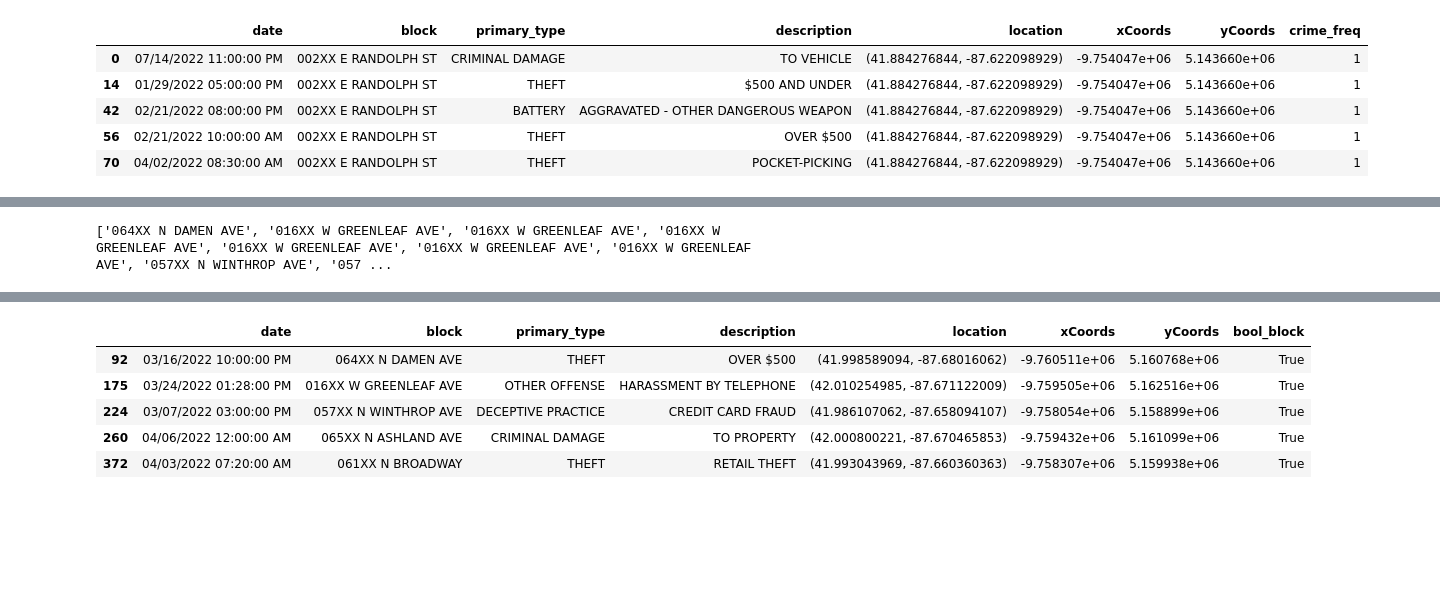
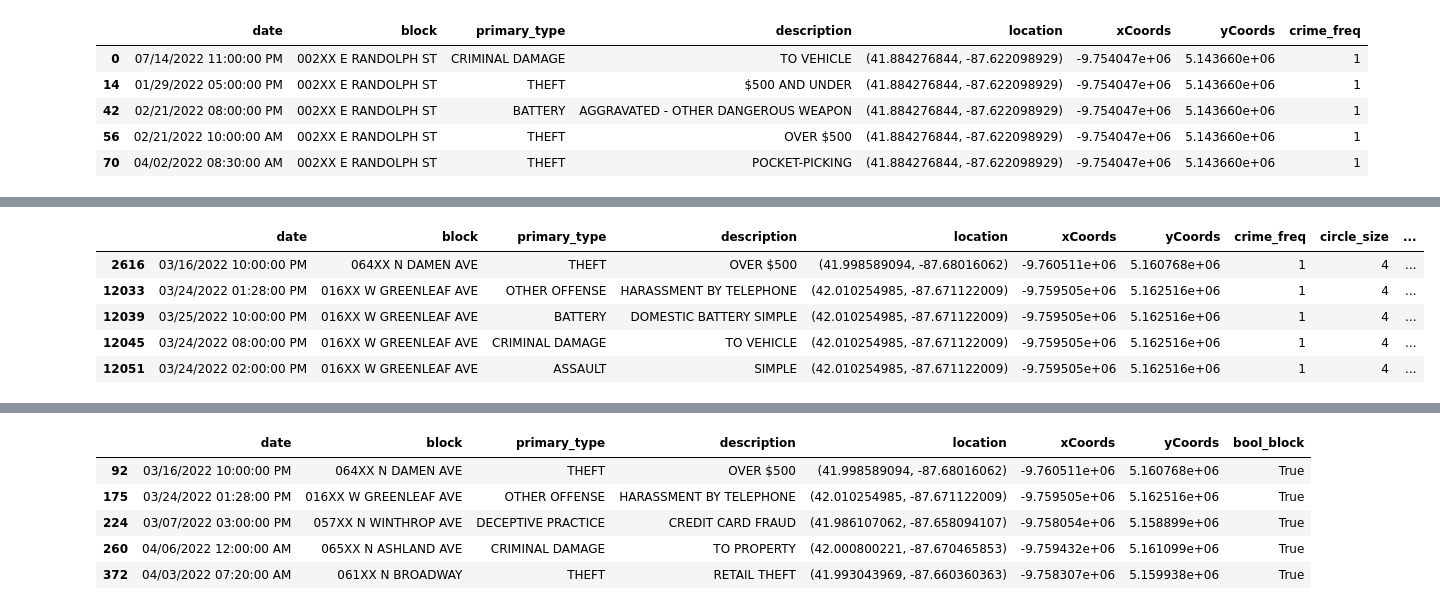
Before and after one commit to agarcia50S/CrimeAnalyses, a Jupyter notebook: ChicagoCrime/CrimeNearLUC.ipynb, the cells around one changed output, grey strips where cells are left out. Drawn from its saved outputs; the diff is of its cells as text; code cells hidden in the pictures; blank space fills up the shorter version.

```diff
--- a/ChicagoCrime/CrimeNearLUC.ipynb
+++ b/ChicagoCrime/CrimeNearLUC.ipynb
@@ -135,38 +130,43 @@ forBokehDF.head()
 # %%
 # north/south bound streets with home number between 56XX to 72XX
 northStreets = ['N KENMORE AVE', 'N WINTHROP AVE', 'N ARTHUR AVE', 'N SHERIDAN RD',
                 'N LAKEWOOD AVE', 'N MAGNOLIA AVE', 'N GLENWOOD AVE', 'N NEWGARD AVE'
                 'N GREENVIEW AVE', 'N BOSWORTH AVE', 'N ASHLAND AVE', 'N CLARK ST',
                 'N RAVENSWOOD AVE', 'N RIDGE AVE', 'N RIDGE BLVD', 'N WOLCOTT AVE',
                 'N WAYNE AVE', 'N BROADWAY', 'N PAULINA ST', 'N HERMITAGE AVE', 'N DAMEN']
 
 # west/east bound streets with home number less than or equal to 19XX
 westStreets = ['W LOYOLA AVE', 'W SHERIDAN RD', 'W ROSEMONT AVE', 'W GRANVILLE AVE',
                'W ALBION AVE', 'W NORTH SHORE AVE', 'NEIL HARTIGAN AVE', 'W COLUMBIA AVE',
                'W PRATT BLVD', 'W FARWELL AVE', 'W MORSE AVE', 'W LUNT AVE',
                'W GREENLEAF AVE', 'W ESTES AVE', 'W TOUHY AVE', 'W CHASE AVE',
                'W GLENLAKE AVE', 'W THORNDALE AVE', 'W ARDMORE AVE', 'W HOLLYWOOD AVE',
                'W BRYN MAWR AVE', 'W VICTORIA ST', 'W EARLY AVE', 'W OLIVE AVE',
                'W DEVON AVE', 'W HIGHLAND AVE', 'W THOME AVE', 'W SCHREIBER',
                'W WALLEN AVE', 'W HOOD AVE', 'W NORWOOD AVE']
 
+# list of addresses around LUC where crimes occurred
+loyolaAreas = find_all_address(crimeFreqDF, addressCol='block', horiSt=westStreets, vertSt=northStreets)
 
-loyolaAreas = find_all_address(crimeFreqDF, blockCol='block', horiSt=westStreets, vertSt=northStreets)
-print(loyolaAreas)
-# # makes DF of bool values indicating whether a loyolaAreas item is in a given cell
-# boolDF = forBokehDF.isin(loyolaAreas)
+# makes DF of bool values indicating whether a loyolaAreas item is in a given cell
+boolDF = forBokehDF.isin(loyolaAreas)
 
-# # making to avoiding updating forBokehDF
-# forBokehDfCopy = forBokehDF.copy()
+# making to avoiding updating forBokehDF
+forBokehDfCopy = forBokehDF.copy()
 
-# # adds new column, bool_block to forBokehDfCopy
-# forBokehDfCopy['bool_block'] = boolDF['block']
+# adds new column, bool_block to forBokehDfCopy
+forBokehDfCopy['bool_block'] = boolDF['block']
 
-# # makes new DF, lucCrimes, which contains only rows that have True as value for bool_block
-# lucCrimes = forBokehDfCopy[forBokehDfCopy['bool_block'] == True]
-# lucCrimes.head()
+# makes new DF, lucCrimes, which contains only rows that have True as value for bool_block
+lucCrimes = forBokehDfCopy[forBokehDfCopy['bool_block'] == True]
+lucCrimes.head()
 # %% [output]
-['064XX N DAMEN AVE', '016XX W GREENLEAF AVE', '016XX W GREENLEAF AVE', '016XX W GREENLEAF AVE', '016XX W GREENLEAF AVE', '016XX W GREENLEAF AVE', '016XX W GREENLEAF AVE', '057XX N WINTHROP AVE', '057 ...
+|  | date | block | primary_type | description | location | xCoords | yCoords | crime_freq | circle_size | ... |
+| 2616 | 03/16/2022 10:00:00 PM | 064XX N DAMEN AVE | THEFT | OVER $500 | (41.998589094, -87.68016062) | -9.760511e+06 | 5.160768e+06 | 1 | 4 | ... |
+| 12033 | 03/24/2022 01:28:00 PM | 016XX W GREENLEAF AVE | OTHER OFFENSE | HARASSMENT BY TELEPHONE | (42.010254985, -87.671122009) | -9.759505e+06 | 5.162516e+06 | 1 | 4 | ... |
+| 12039 | 03/25/2022 10:00:00 PM | 016XX W GREENLEAF AVE | BATTERY | DOMESTIC BATTERY SIMPLE | (42.010254985, -87.671122009) | -9.759505e+06 | 5.162516e+06 | 1 | 4 | ... |
+| 12045 | 03/24/2022 08:00:00 PM | 016XX W GREENLEAF AVE | CRIMINAL DAMAGE | TO VEHICLE | (42.010254985, -87.671122009) | -9.759505e+06 | 5.162516e+06 | 1 | 4 | ... |
+| 12051 | 03/24/2022 02:00:00 PM | 016XX W GREENLEAF AVE | ASSAULT | SIMPLE | (42.010254985, -87.671122009) | -9.759505e+06 | 5.162516e+06 | 1 | 4 | ... |
 # %%
 # following 2 lines are used to create a Bokeh data structure called ColumnDataStructure (CDS)
 # CSD is needed to provide data to glyphs
```
Also changed, not shown: parts of 3 cells of this notebook.
